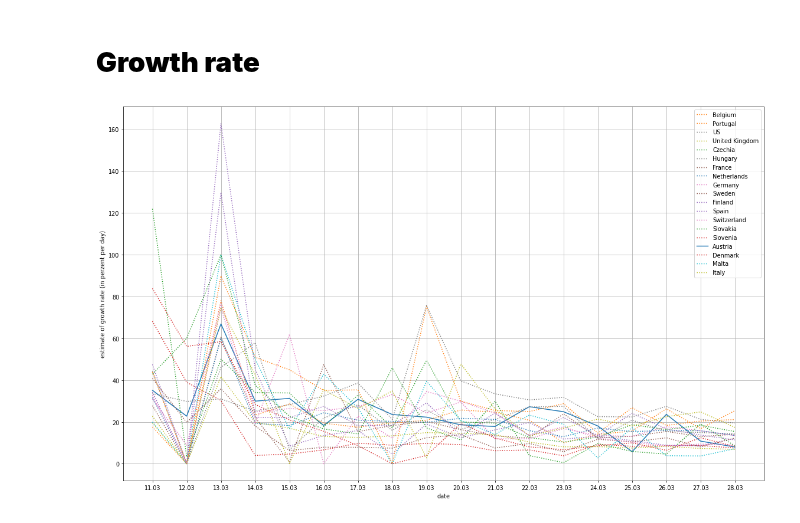
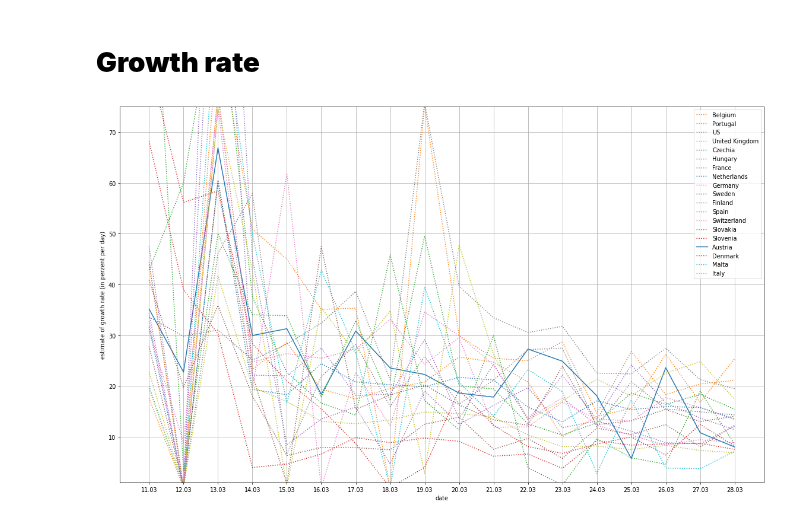
Before and after one commit to human-centered-ai-lab/app-covid-19-playground, a Jupyter notebook: covid_19_playground.ipynb, the cells around one changed output. Drawn from its saved outputs; the diff is of its cells as text; code cells hidden in the pictures.

```diff
--- a/covid_19_playground.ipynb
+++ b/covid_19_playground.ipynb
@@ -129,6 +129,7 @@ numberOfDays = len(datesToInspect)
 
 numberToOrder = {}
 i = 0
+plt.ylim(1, 75)
 for c in countriesOfInterest:
   y_axis_data = [];
   for dataindex in range(numberOfDays-deltaInDays):
@@ -140,31 +141,31 @@ for c in countriesOfInterest:
       if daydata['date'] == datastring:
           cc1 = daydata['confirmed']
     datastring = datesToInspect[dataindex+deltaInDays]
     for daydata in datafromonecontry:
       if daydata['date'] == datastring:
           cc2 = daydata['confirmed']
     if cc2 == 0:
       v = 0
     else:
       v = 100 * (cc2-cc1) / cc1  / deltaInDays
     numberToOrder[i] = v
     y_axis_data.append(v)
 
   ls = 'solid' if c == 'Austria' else 'dotted'
   lines, = plt.plot(x_axis_data[deltaInDays:],  y_axis_data, label=c, linestyle=ls)
   labels.append (c)
   plt.legend()
   i = i + 1
 
 LabelOrdering = []
 for e in sorted(numberToOrder.items(), key=lambda x: x[1], reverse=True):
   LabelOrdering.append (e[0])
 
 plt.xlabel("date")
 plt.ylabel("estimate of growth rate (in perzent per day)")
 plt.grid(True)
 handles, labels = plt.gca().get_legend_handles_labels()
 plt.legend([handles[idx] for idx in LabelOrdering],[labels[idx] for idx in LabelOrdering])
 plt.show()
 # %% [output]
-[figure, old version]
+[figure, new version]
```
